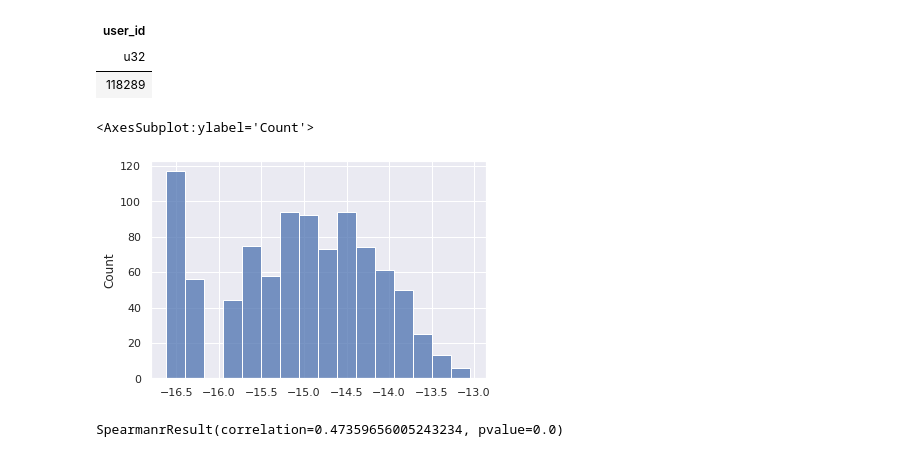
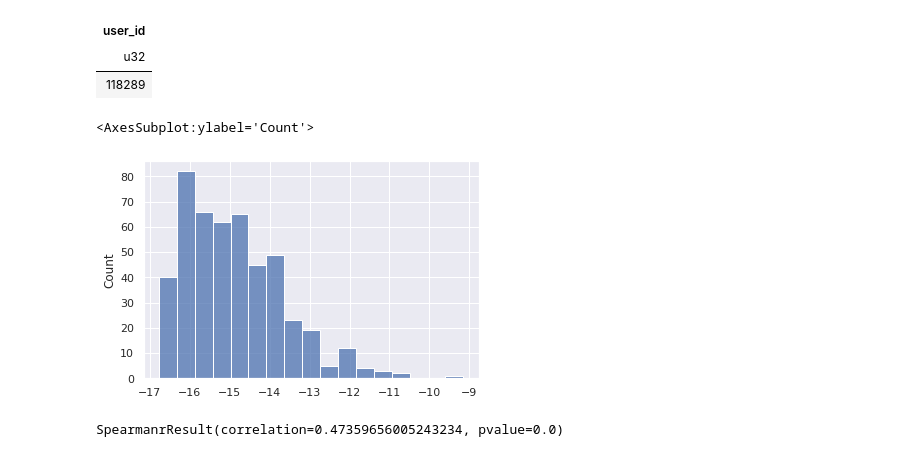
Before and after one commit to mmosc/emo-mrs, a Jupyter notebook: notebooks/calculation_emotion.ipynb, the cells around one changed output. Cells and saved outputs as stored; diff of their text form; code cells hidden in the pictures.

```diff
--- a/notebooks/calculation_emotion.ipynb
+++ b/notebooks/calculation_emotion.ipynb
@@ -157,7 +157,7 @@ data.pipe(calculate_bll_score,offset=offset,decay=decay).collect().write_csv(DAT
 data.pipe(calculate_bll_score_min_freq,offset=offset,decay=decay,R=min_freq).collect().write_csv(DATA_ROOT_URL/f"bll_scores_minfreq_{offset}.csv")
 #data.pipe(calculate_bll_score_global,decay=decay).collect().write_csv(DATA_ROOT_URL/f"bll_scores_global.csv")
 # %%
-offset="4y"
+offset="1h"
 decay=0.5
 min_freq=3
 data = pl.scan_csv(DATA_ROOT_URL/'user_item_timestamp.tsv',sep='\t',parse_dates=True).rename(mapping={"track_index":"track_id","time":"timestamp"})
@@ -166,10 +166,11 @@ bll_item_scores= data.with_column((pl.col("timestamp").max().dt.offset_by(offset
     )).with_column((pl.col("ts_ref") - pl.col("timestamp")).dt.timestamp().alias("ts_diff")
 ).filter(pl.col("ts_diff")>0).groupby(['track_id','user_id']).agg([pl.col('ts_diff').pow(-decay).sum().log().alias("bll_score")]).sort('user_id').collect()
 # %%
-sns.histplot(bll_item_scores[bll_item_scores['user_id']==1006]['bll_score'])
+bll_item_scores
+sns.histplot(bll_item_scores[bll_item_scores['track_id']==8800]['bll_score'])
 # %% [output]
 <AxesSubplot:ylabel='Count'>
-[figure, old version]
+[figure, new version]
 # %%
 itembll_all= pd.read_csv(DATA_ROOT_URL/'bll_scores_1mo.csv')
 itembll_minfreq_all= pd.read_csv(DATA_ROOT_URL/'bll_scores_minfreq_1mo.csv')
```
Also changed, not shown: 4 other files.
